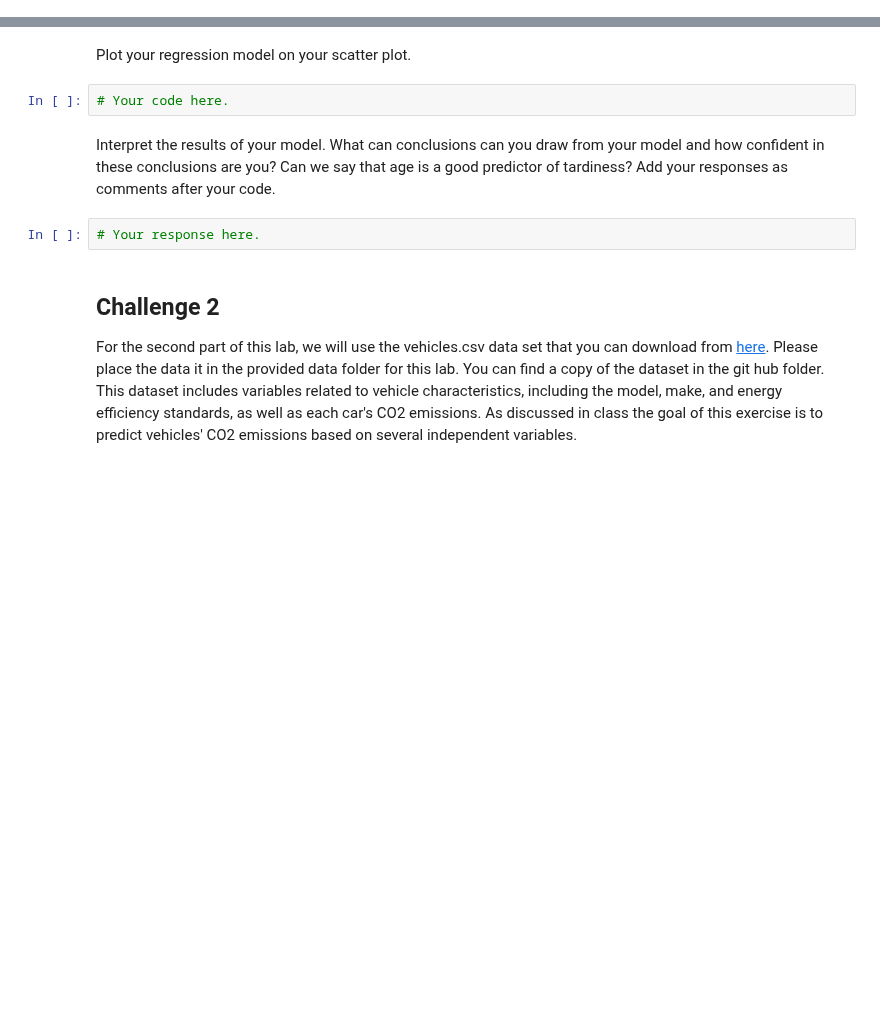
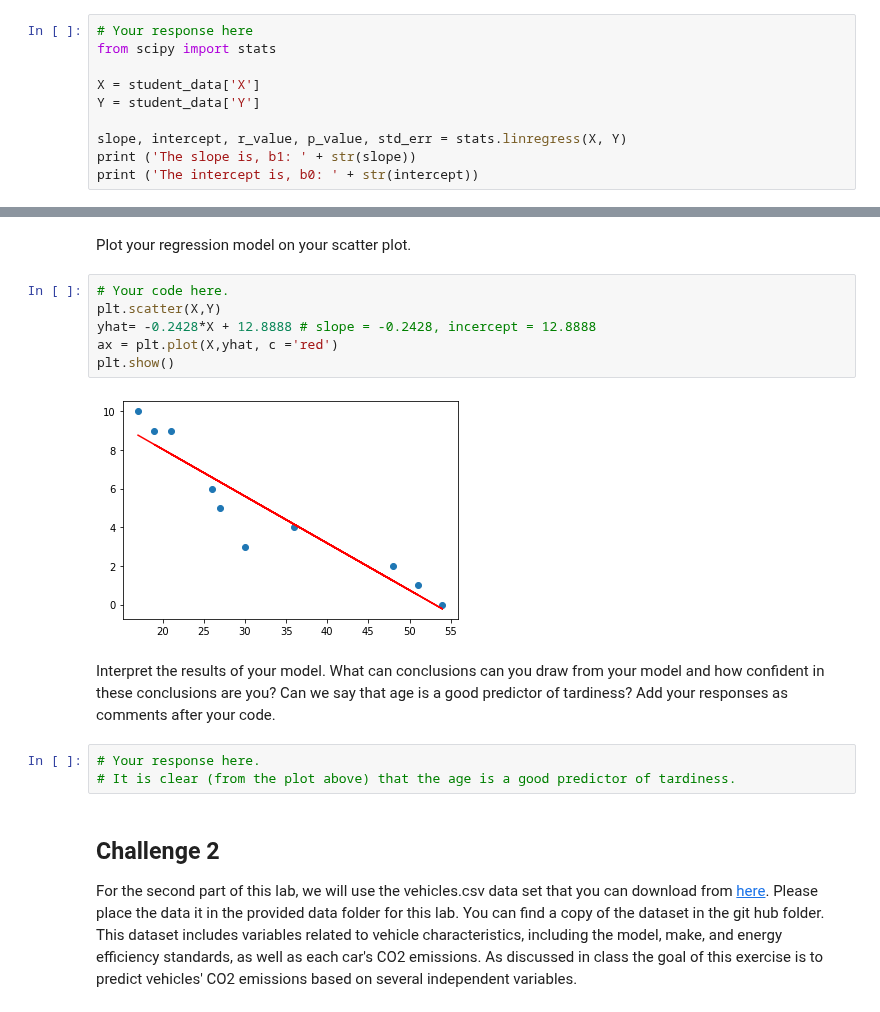
Before and after one commit to paoloironhack/data_analytics062020, a Jupyter notebook: labs/module_3/Linear-Regression-Analysis/your_code/main.ipynb, the cells around one changed output, grey strips where cells are left out. Drawn from its saved outputs; the diff is of its cells as text; blank space fills up the shorter version.

```diff
--- a/labs/module_3/Linear-Regression-Analysis/your_code/main.ipynb
+++ b/labs/module_3/Linear-Regression-Analysis/your_code/main.ipynb
@@ -48,0 +80,10 @@ Build a regression model for this data. What will be your outcome variable? What
+# %%
+# Your response here
+from scipy import stats
+
+X = student_data['X']
+Y = student_data['Y']
+
+slope, intercept, r_value, p_value, std_err = stats.linregress(X, Y)
+print ('The slope is, b1: ' + str(slope))
+print ('The intercept is, b0: ' + str(intercept))
@@ -49,11 +122,18 @@ Build a regression model for this data. What will be your outcome variable? What
 # %% [markdown]
 Plot your regression model on your scatter plot.
-# %%
-# Your code here.
+# %%
+# Your code here.
+plt.scatter(X,Y)
+yhat= -0.2428*X + 12.8888 # slope = -0.2428, incercept = 12.8888
+ax = plt.plot(X,yhat, c ='red')
+plt.show()
+# %% [output]
+[figure, added]
 # %% [markdown]
 Interpret the results of your model. What can conclusions can you draw from your model and how confident in these conclusions are you? Can we say that age is a good predictor of tardiness? Add your responses as comments after your code.
-# %%
-# Your response here.
+# %%
+# Your response here.
+# It is clear (from the plot above) that the age is a good predictor of tardiness.
 # %% [markdown]
 ## Challenge 2
 For the second part of this lab, we will use the vehicles.csv data set that you can download from [here](https://drive.google.com/file/d/1EyAN0RXmAM5OLzKcxyWqdExQJ3KiswO9/view?usp=sharing). Please place the data it in the provided data folder for this lab. You can find a copy of the dataset in the git hub folder. This dataset includes variables related to vehicle characteristics, including the model, make, and energy efficiency standards, as well as each car's CO2 emissions. As discussed in class the goal of this exercise is to predict vehicles' CO2 emissions based on several independent variables.
```
Also changed, not shown: parts of 18 cells of this notebook, 2 other files.
